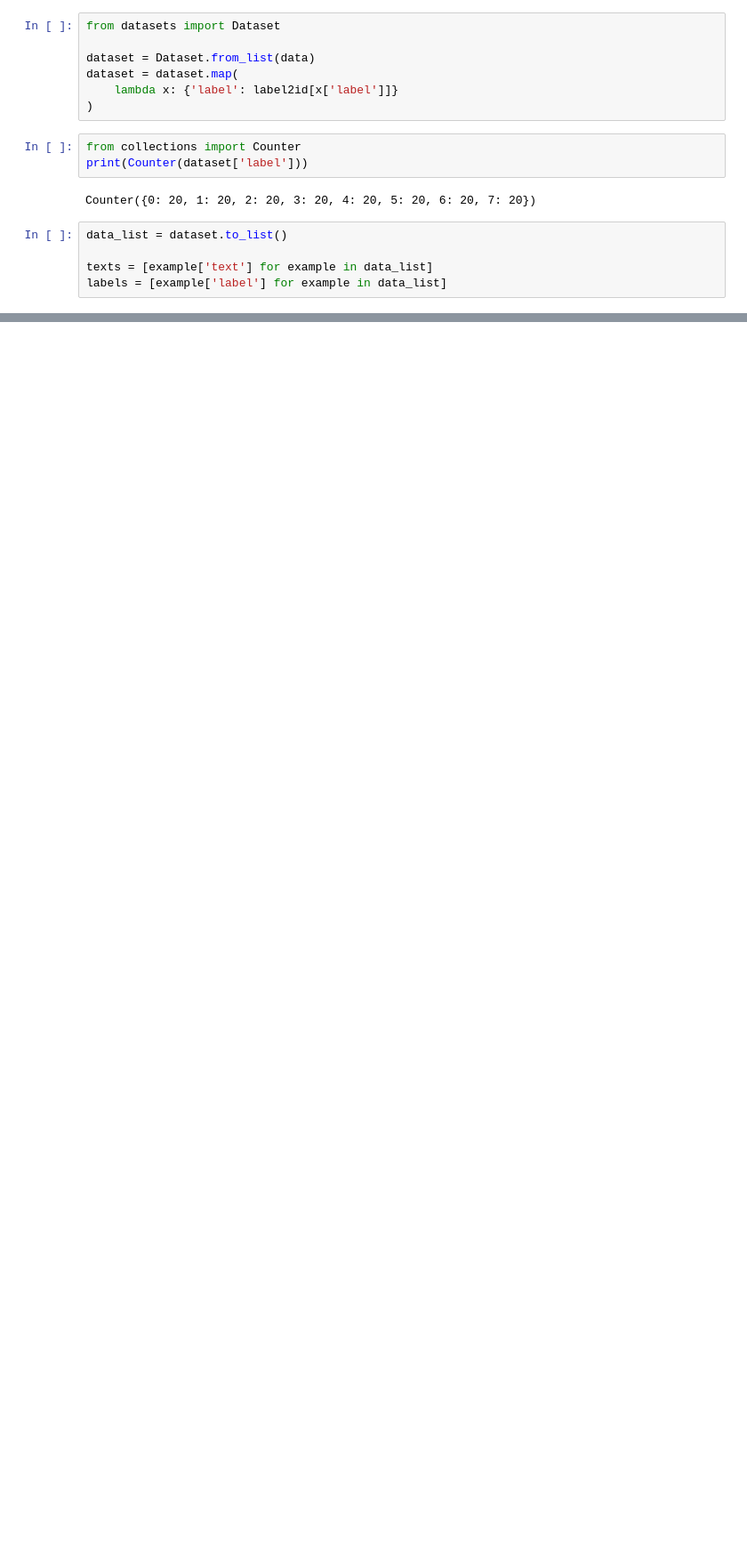
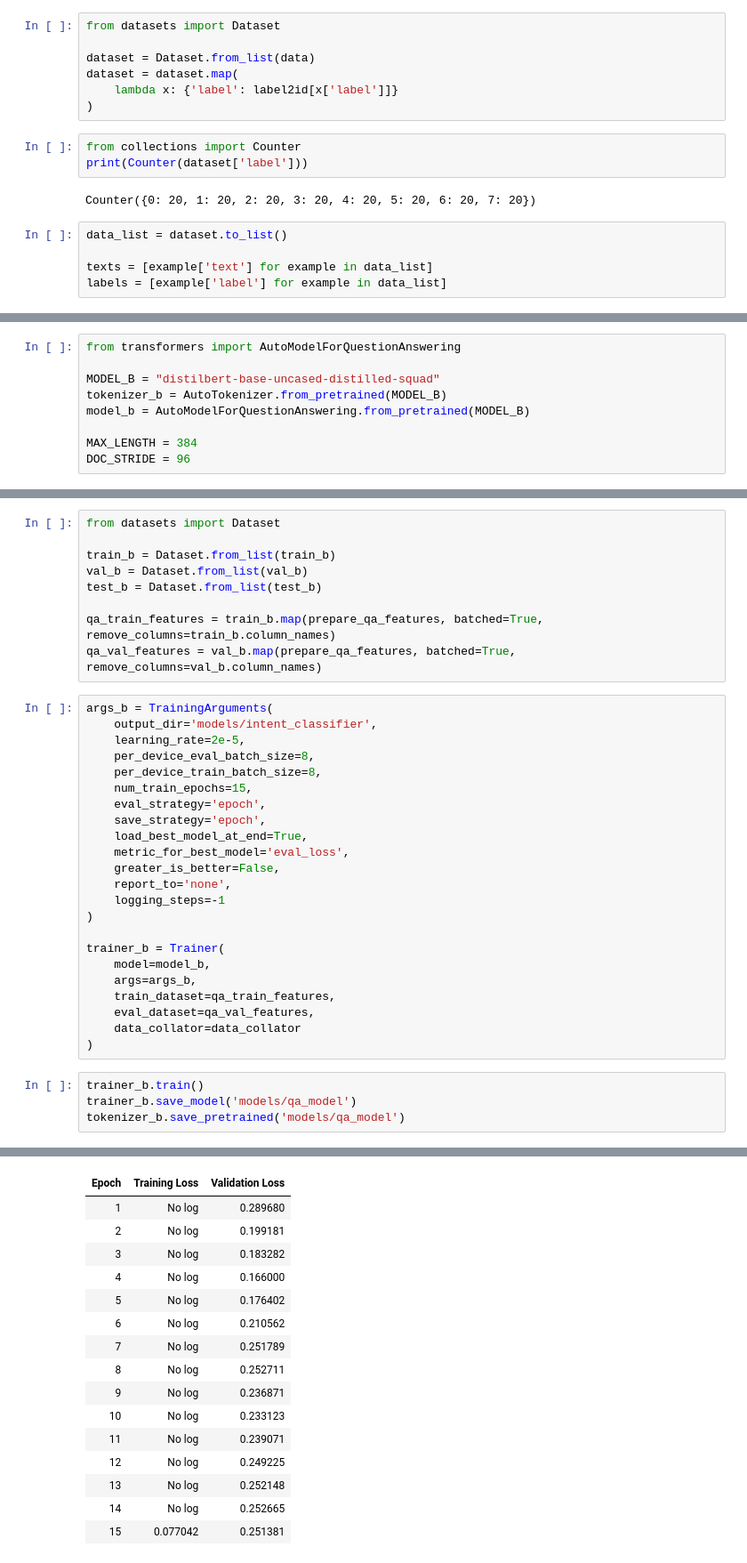
Before and after one commit to SalehAlomair/multi-agent-teq-support, a Jupyter notebook: testing.ipynb, the cells around one changed output, grey strips where cells are left out. Shown at 89% size. Cells and saved outputs as stored; diff of their text form; blank space fills up the shorter version.

```diff
--- a/testing.ipynb
+++ b/testing.ipynb
@@ -329,0 +375,9 @@ ImportError: Using the `Trainer` with `PyTorch` requires `accelerate>=1.1.0`: Pl
+# %%
+from transformers import AutoModelForQuestionAnswering
+
+MODEL_B = "distilbert-base-uncased-distilled-squad"
+tokenizer_b = AutoTokenizer.from_pretrained(MODEL_B)
+model_b = AutoModelForQuestionAnswering.from_pretrained(MODEL_B)
+
+MAX_LENGTH = 384
+DOC_STRIDE = 96
@@ -329,0 +607,37 @@ ImportError: Using the `Trainer` with `PyTorch` requires `accelerate>=1.1.0`: Pl
+# %%
+from datasets import Dataset
+
+train_b = Dataset.from_list(train_b)
+val_b = Dataset.from_list(val_b)
+test_b = Dataset.from_list(test_b)
+
+qa_train_features = train_b.map(prepare_qa_features, batched=True, remove_columns=train_b.column_names)
+qa_val_features = val_b.map(prepare_qa_features, batched=True, remove_columns=val_b.column_names)
+# %%
+args_b = TrainingArguments(
+    output_dir='models/intent_classifier',
+    learning_rate=2e-5,
+    per_device_eval_batch_size=8,
+    per_device_train_batch_size=8,
+    num_train_epochs=15,
+    eval_strategy='epoch',
+    save_strategy='epoch',
+    load_best_model_at_end=True,
+    metric_for_best_model='eval_loss',
+    greater_is_better=False,
+    report_to='none',
+    logging_steps=-1
+)
+
+trainer_b = Trainer(
+    model=model_b,
+    args=args_b,
+    train_dataset=qa_train_features,
+    eval_dataset=qa_val_features,
+    data_collator=data_collator
+)
+# %%
+trainer_b.train()
+trainer_b.save_model('models/qa_model')
+tokenizer_b.save_pretrained('models/qa_model')
+# %% [output]
@@ -329,0 +645,16 @@ ImportError: Using the `Trainer` with `PyTorch` requires `accelerate>=1.1.0`: Pl
+| Epoch | Training Loss | Validation Loss |
+| 1 | No log | 0.289680 |
+| 2 | No log | 0.199181 |
+| 3 | No log | 0.183282 |
+| 4 | No log | 0.166000 |
+| 5 | No log | 0.176402 |
+| 6 | No log | 0.210562 |
+| 7 | No log | 0.251789 |
+| 8 | No log | 0.252711 |
+| 9 | No log | 0.236871 |
+| 10 | No log | 0.233123 |
+| 11 | No log | 0.239071 |
+| 12 | No log | 0.249225 |
+| 13 | No log | 0.252148 |
+| 14 | No log | 0.252665 |
+| 15 | 0.077042 | 0.251381 |
```
Also changed, not shown: parts of 26 cells of this notebook, 3 other files.
